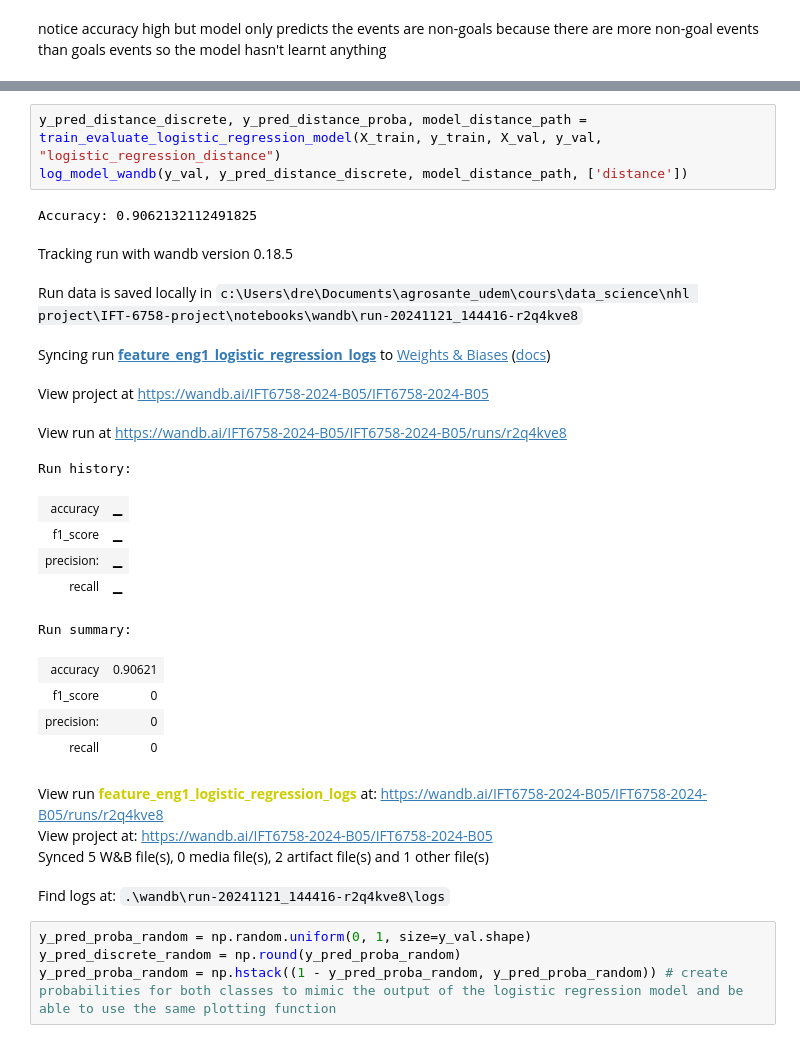
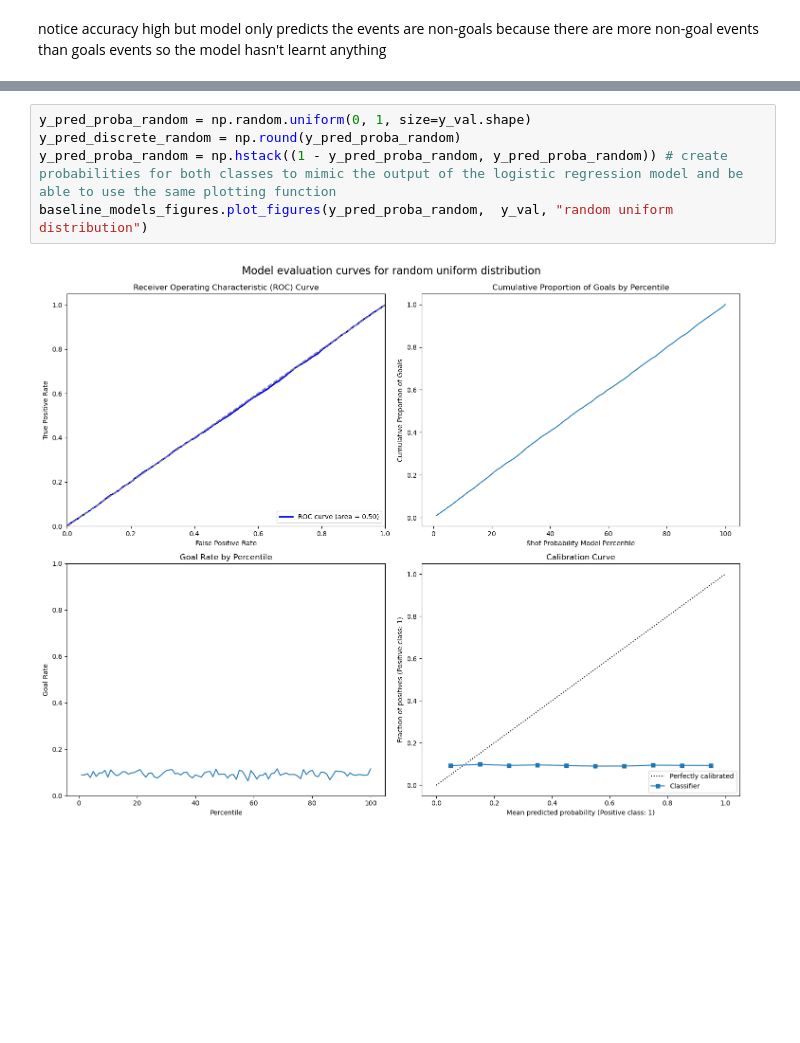
Before and after one commit to WilliamChidiac/NHL-goal-prediction, a Jupyter notebook: notebooks/feature_eng_1_models.ipynb, the cells around one changed output, grey strips where cells are left out. Cells and saved outputs as stored; diff of their text form; blank space fills up the shorter version.

```diff
--- a/notebooks/feature_eng_1_models.ipynb
+++ b/notebooks/feature_eng_1_models.ipynb
@@ -214,28 +166,7 @@ Find logs at: .\wandb\run-20241122_144017-feho6xcw\logs
-# %%
-y_pred_distance_discrete, y_pred_distance_proba, model_distance_path = train_evaluate_logistic_regression_model(X_train, y_train, X_val, y_val, "logistic_regression_distance")
-log_model_wandb(y_val, y_pred_distance_discrete, model_distance_path, ['distance'])
-# %% [output]
-Accuracy: 0.9062132112491825
-Tracking run with wandb version 0.18.5
-Run data is saved locally in c:\Users\dre\Documents\agrosante_udem\cours\data_science\nhl project\IFT-6758-project\notebooks\wandb\run-20241121_144416-r2q4kve8
-Syncing run feature_eng1_logistic_regression_logs to Weights & Biases (docs)
-View project at https://wandb.ai/IFT6758-2024-B05/IFT6758-2024-B05
-View run at https://wandb.ai/IFT6758-2024-B05/IFT6758-2024-B05/runs/r2q4kve8
-Run history:
-| accuracy | ▁ |
-| f1_score | ▁ |
-| precision: | ▁ |
-| recall | ▁ |
-Run summary:
-| accuracy | 0.90621 |
-| f1_score | 0 |
-| precision: | 0 |
-| recall | 0 |
-View run feature_eng1_logistic_regression_logs at: https://wandb.ai/IFT6758-2024-B05/IFT6758-2024-B05/runs/r2q4kve8
-View project at: https://wandb.ai/IFT6758-2024-B05/IFT6758-2024-B05
-Synced 5 W&B file(s), 0 media file(s), 2 artifact file(s) and 1 other file(s)
-Find logs at: .\wandb\run-20241121_144416-r2q4kve8\logs
 # %%
 y_pred_proba_random = np.random.uniform(0, 1, size=y_val.shape)
 y_pred_discrete_random = np.round(y_pred_proba_random)
 y_pred_proba_random = np.hstack((1 - y_pred_proba_random, y_pred_proba_random)) # create probabilities for both classes to mimic the output of the logistic regression model and be able to use the same plotting function
+baseline_models_figures.plot_figures(y_pred_proba_random,  y_val, "random uniform distribution")
+# %% [output]
+[figure, added]
```
Also changed, not shown: parts of 8 cells of this notebook, 2 other files.
